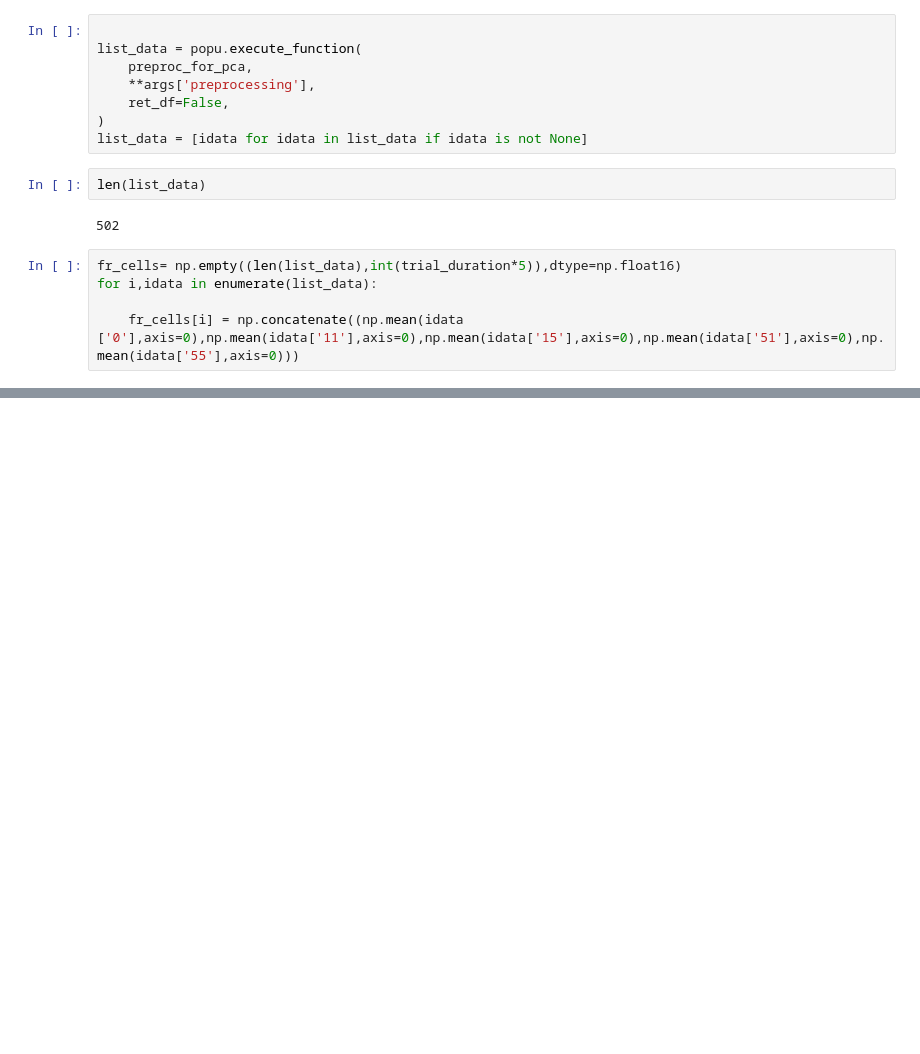
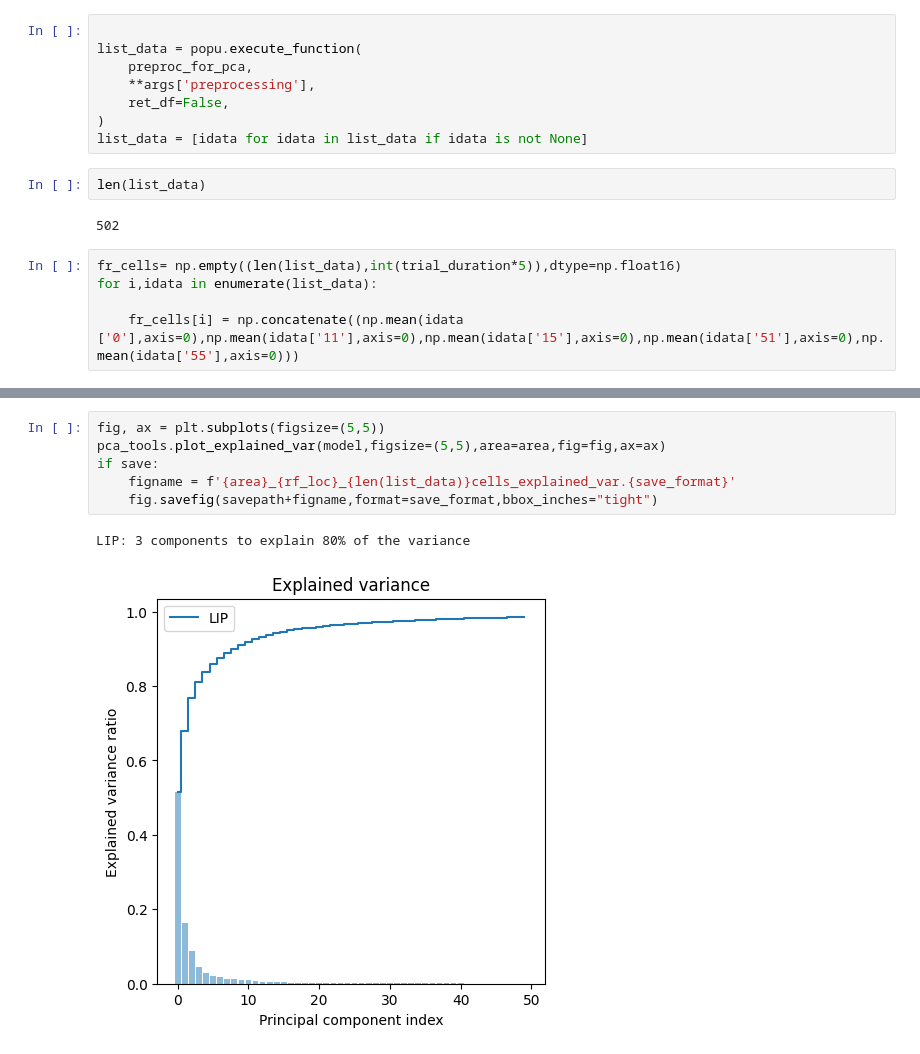
Before and after one commit to Ibos-lab/Users, a Jupyter notebook: losadac/pca/compute_pca.ipynb, the cells around one changed output, grey strips where cells are left out. Saved outputs shown, nothing was run; the diff lists cells and outputs as text; blank space fills up the shorter version.

```diff
--- a/losadac/pca/compute_pca.ipynb
+++ b/losadac/pca/compute_pca.ipynb
@@ -128,0 +207,9 @@ model,pc_s = compute_pca(fr_cells,n_comp=200)
+# %%
+fig, ax = plt.subplots(figsize=(5,5))
+pca_tools.plot_explained_var(model,figsize=(5,5),area=area,fig=fig,ax=ax)
+if save:
+    figname = f'{area}_{rf_loc}_{len(list_data)}cells_explained_var.{save_format}'
+    fig.savefig(savepath+figname,format=save_format,bbox_inches="tight")
+# %% [output]
+LIP: 3 components to explain 80% of the variance
+[figure, added]
```
Also changed, not shown: parts of 14 cells of this notebook, 2 other files.
